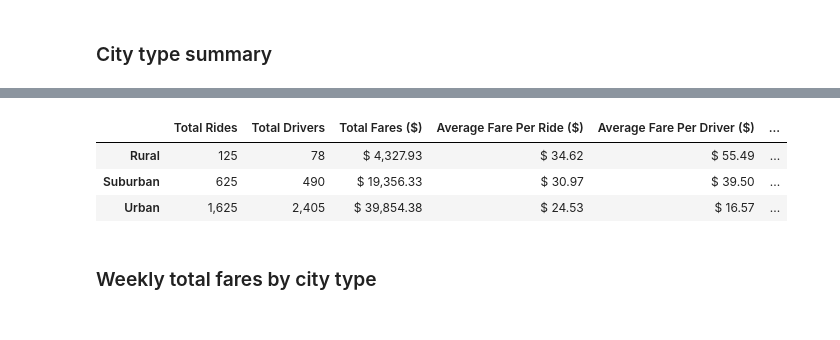
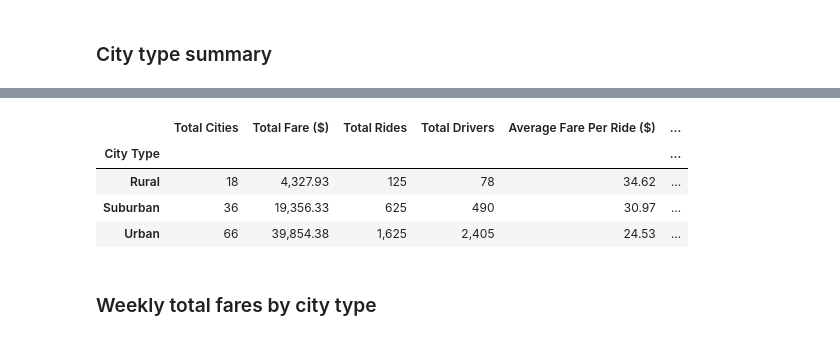
Before and after one commit to tri-bui/sandbox-analytics, a Jupyter notebook: pyber/pyber.ipynb, the cells around one changed output, grey strips where cells are left out. Cells and saved outputs as stored; diff of their text form; code cells hidden in the pictures.

Commit message:
Pyber: update city type summary

```diff
--- a/pyber/pyber.ipynb
+++ b/pyber/pyber.ipynb
@@ -217,7 +217,7 @@ df_by_type['Total Drivers'] = city_df.groupby('type')['driver_count'].sum()
 
 # Formatting
 df_by_type.reset_index(inplace=True)
-df_by_type.columns = ['City Type', 'Total Rides', 'Total Fare', 'Total Drivers']
+df_by_type.columns = ['City Type', 'Total Rides', 'Total Fare ($)', 'Total Drivers']
 df_by_type['Color'] = df_by_type['City Type'].map(type_colors)
 df_by_type
 # %% [output]
@@ -270,0 +245,4 @@ by_city_type
+# %%
+# Set city type as index
+df_by_type.set_index('City Type', inplace=True)
+df_by_type
@@ -270,0 +255,10 @@ by_city_type
+# %%
+# Add city count to type summary
+df_by_type['Total Cities'] = df_by_city.groupby('City Type')['City'].count()
+
+# Calculate averages for each type
+df_by_type['Average Fare Per Ride ($)'] = df_by_type['Total Fare ($)'] / df_by_type['Total Rides']
+df_by_type['Average Fare Per Driver ($)'] = df_by_type['Total Fare ($)'] / df_by_type['Total Drivers']
+df_by_type['Average Rides (per city)'] = df_by_type['Total Rides'] / df_by_type['Total Cities']
+df_by_type['Average Drivers (per city)'] = df_by_type['Total Drivers'] / df_by_type['Total Cities']
+df_by_type
@@ -271,20 +271,26 @@ by_city_type
 # %%
+# Order columns
+type_summ_cols = ['Total Cities', 'Total Fare ($)', 'Total Rides', 'Total Drivers',
+                  'Average Fare Per Ride ($)', 'Average Fare Per Driver ($)',
+                  'Average Rides (per city)', 'Average Drivers (per city)']
+df_by_type = df_by_type[type_summ_cols].copy()
+
 # Format summary
-by_city_type.index.name = None
-for col in by_city_type.columns:
+for col in df_by_type.columns:
     if 'per city' in col:
-        by_city_type[col] = by_city_type[col].round(0).astype(int)
+        df_by_type[col] = df_by_type[col].round(0).astype(int)
     elif '$' in col:
-        by_city_type[col] = by_city_type[col].map('$ {:,.2f}'.format)
+        df_by_type[col] = df_by_type[col].map('{:,.2f}'.format)
     else:
-        by_city_type[col] = by_city_type[col].map('{:,}'.format)
+        df_by_type[col] = df_by_type[col].map('{:,}'.format)
 
-by_city_type
+df_by_type
 # %% [output]
-|  | Total Rides | Total Drivers | Total Fares ($) | Average Fare Per Ride ($) | Average Fare Per Driver ($) | ... |
-| Rural | 125 | 78 | $ 4,327.93 | $ 34.62 | $ 55.49 | ... |
-| Suburban | 625 | 490 | $ 19,356.33 | $ 30.97 | $ 39.50 | ... |
-| Urban | 1,625 | 2,405 | $ 39,854.38 | $ 24.53 | $ 16.57 | ... |
+|  | Total Cities | Total Fare ($) | Total Rides | Total Drivers | Average Fare Per Ride ($) | ... |
+| City Type |  |  |  |  |  | ... |
+| Rural | 18 | 4,327.93 | 125 | 78 | 34.62 | ... |
+| Suburban | 36 | 19,356.33 | 625 | 490 | 30.97 | ... |
+| Urban | 66 | 39,854.38 | 1,625 | 2,405 | 24.53 | ... |
 # %% [markdown]
 ### Weekly total fares by city type
 # %%
```
Also changed, not shown: parts of 5 cells of this notebook.
